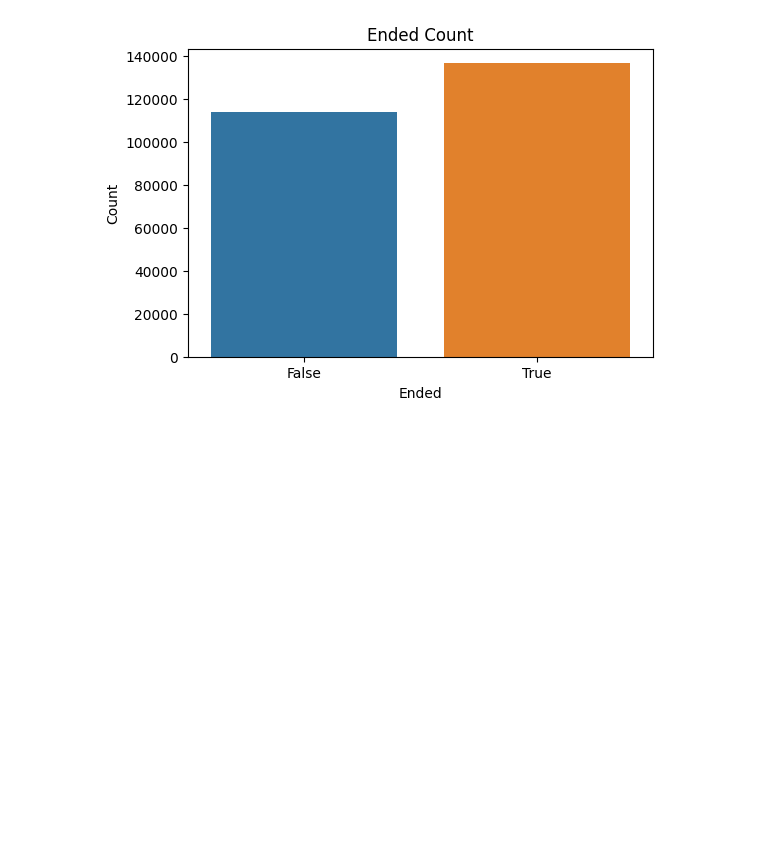
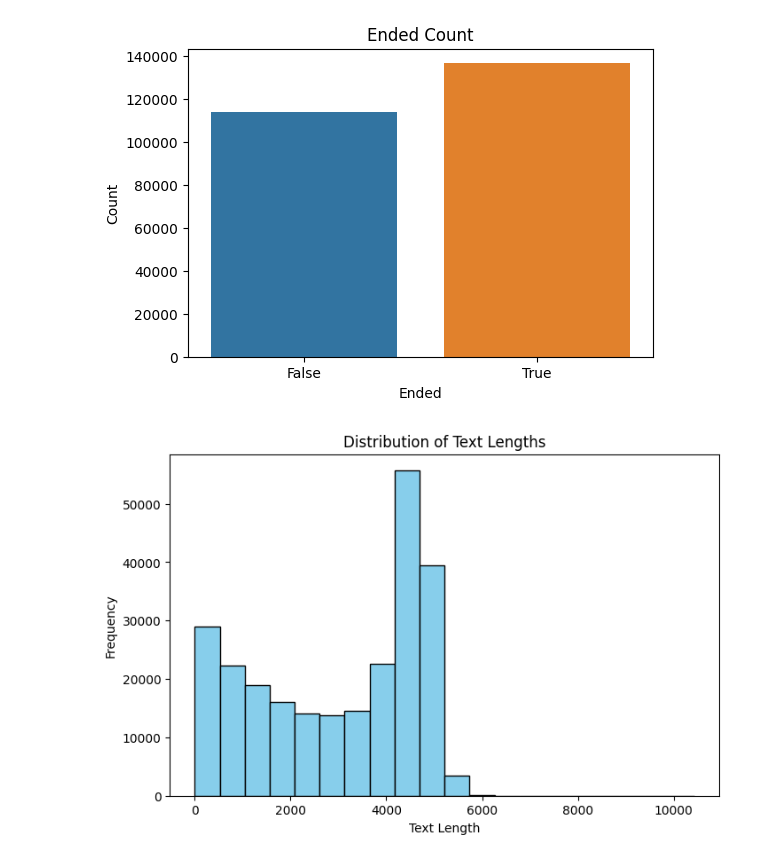
Before and after one commit to akashraj11/Lab-10, a Jupyter notebook: Akashraj_Kalathingal_8834315_Assignment_10_dataset-gpt.ipynb, the cells around one changed output. Drawn from its saved outputs; the diff is of its cells as text; code cells hidden in the pictures; blank space fills up the shorter version.

```diff
--- a/Akashraj_Kalathingal_8834315_Assignment_10_dataset-gpt.ipynb
+++ b/Akashraj_Kalathingal_8834315_Assignment_10_dataset-gpt.ipynb
@@ -252,0 +314,13 @@ plt.show()
+# %%
+# Calculate the length of each text
+text_lengths = gpt_df['text'].apply(len)
+
+# Plot a bar plot to visualize the distribution of text lengths
+plt.figure(figsize=(8, 5))
+plt.hist(text_lengths, bins=20, color='skyblue', edgecolor='black')
+plt.title("Distribution of Text Lengths")
+plt.xlabel("Text Length")
+plt.ylabel("Frequency")
+plt.show()
+# %% [output]
+[figure, added]
```
Also changed, not shown: parts of 11 cells of this notebook, 4 other files.
